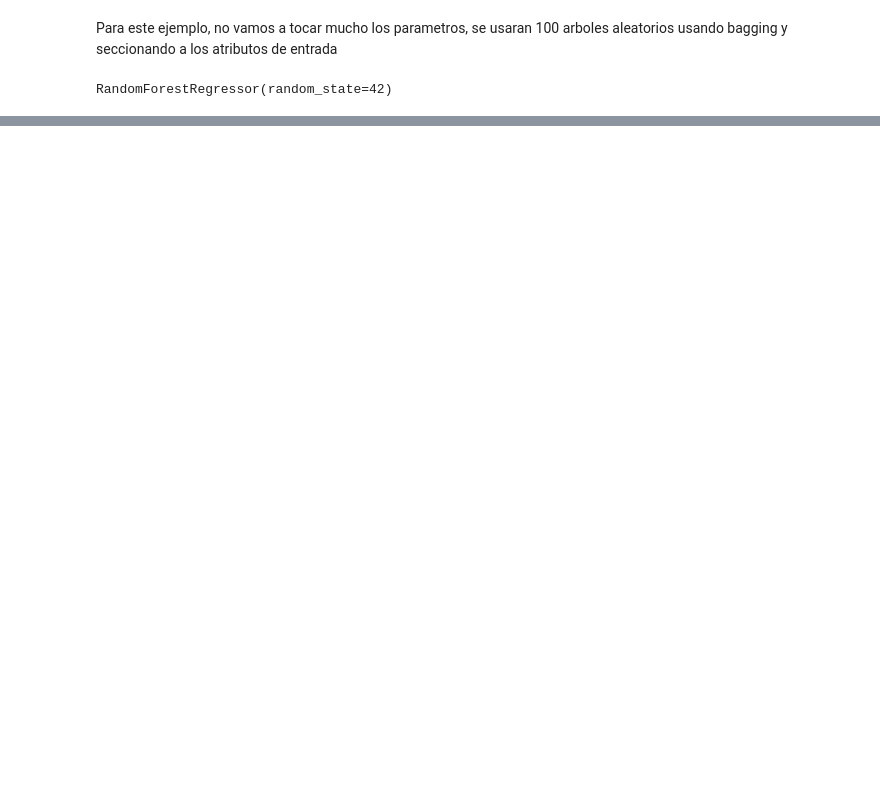
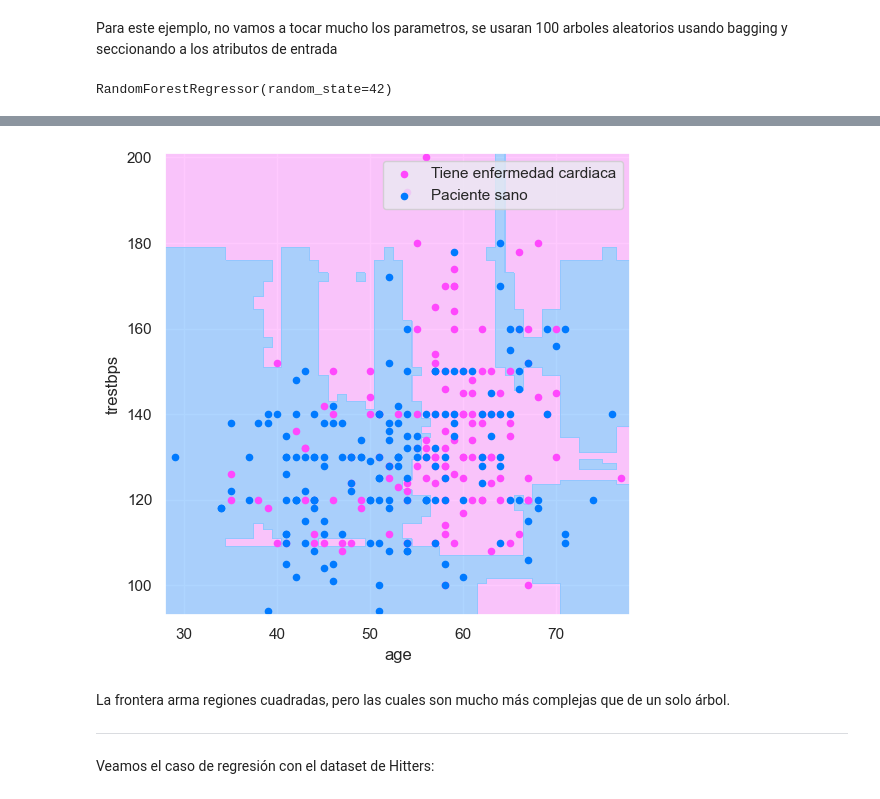
Before and after one commit to facundolucianna/Apre_Aut_CEIoT, a Jupyter notebook: clase7/jupyter_notebooks/trees.ipynb, the cells around one changed output, grey strips where cells are left out. Drawn from its saved outputs; the diff is of its cells as text; code cells hidden in the pictures; blank space fills up the shorter version.

```diff
--- a/clase7/jupyter_notebooks/trees.ipynb
+++ b/clase7/jupyter_notebooks/trees.ipynb
@@ -568,0 +522,16 @@ plot_boundary(X, y, xgb_classifier,
+# %%
+df_heart = pd.read_csv("./Heart.csv")
+df_heart.drop_duplicates(inplace=True)
+
+# Convertimos a las columnas categoricas en string para hacer más manejable en CatBoost
+df_heart["sex"] = df_heart["sex"].astype(str)
+df_heart["fbs"] = df_heart["fbs"].astype(str)
+df_heart["restecg"] = df_heart["restecg"].astype(str)
+df_heart["exang"] = df_heart["exang"].astype(str)
+df_heart["slope"] = df_heart["slope"].astype(str)
+df_heart["ca"] = df_heart["ca"].astype(str)
+df_heart["thal"] = df_heart["thal"].astype(str)
+
+# Convertimos a todas las columnas numericas en flotantes
+m = df_heart.select_dtypes('int64')
+df_heart[m.columns]= m.astype('float64')
@@ -568,0 +696,27 @@ plot_boundary(X, y, xgb_classifier,
+# %%
+X = df_heart.loc[:, ["age", "trestbps"]].values
+y = df_heart.iloc[:, -1].values
+
+catboost_classifier = CatBoostClassifier(random_seed=42, logging_level='Silent')
+
+catboost_classifier.fit(X, y);
+# %%
+plot_boundary(X, y, catboost_classifier,
+              step_x=(0.01, 0.01),
+              max_x=(1, 1),
+              min_x=(-1, -1),
+              colormap_frontier=('#ffb7fe', '#93c7ff'),
+              colormap_points=('#ff48fd', '#007aff'),
+              figsize=(6, 6),
+              legend=True,
+              label_point=("Tiene enfermedad cardiaca", "Paciente sano"),
+              point_size=20,
+              labels_axis=("age", "trestbps"))
+# %% [output]
+[figure, added]
+# %% [markdown]
+La frontera arma regiones cuadradas, pero las cuales son mucho más complejas que de un solo árbol.
+
+----
+
+Veamos el caso de regresión con el dataset de Hitters:
```
Also changed, not shown: parts of 59 cells of this notebook, 5 other files.
